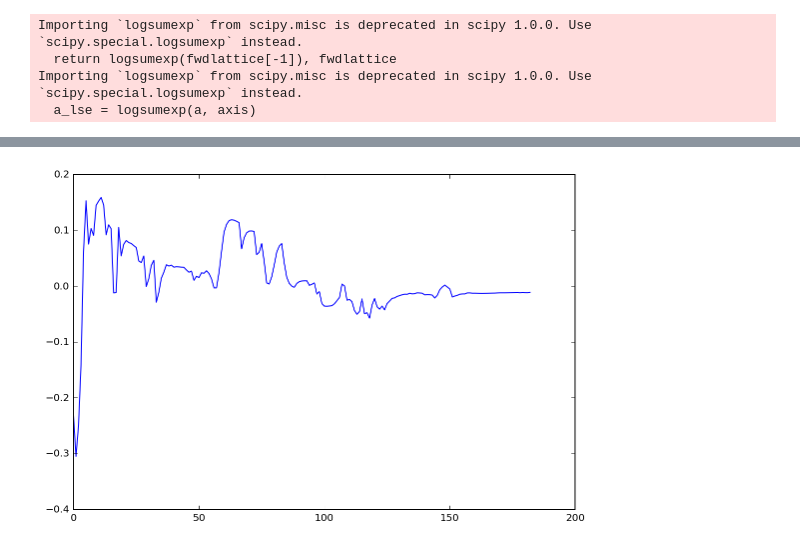
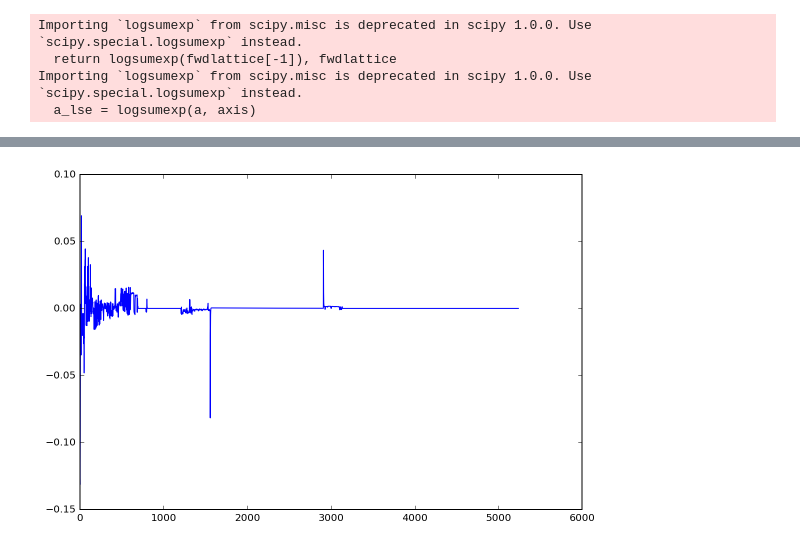
Before and after one commit to Sheph/anomaly, a Jupyter notebook: pch2_run.ipynb, the cells around one changed output, grey strips where cells are left out. Cells and saved outputs as stored; diff of their text form; code cells hidden in the pictures.

```diff
--- a/pch2_run.ipynb
+++ b/pch2_run.ipynb
@@ -175,8 +179,8 @@ Sij = np.zeros((N,N), np.float64)
 
 for i in range(N):
     for j in range(N):
-        s1 = hmms1[i].score(PN[j]) * (1.0 / len(PN[j]))
-        s2 = hmms1[j].score(PN[i]) * (1.0 / len(PN[i]))
+        s1 = my_hmm_score(hmms1[i], PN[j]) * (1.0 / len(PN[j]))
+        s2 = my_hmm_score(hmms1[j], PN[i]) * (1.0 / len(PN[i]))
         Sij[i, j] = 0.5 * (s1 + s2)
 # %% [output]
 Importing `logsumexp` from scipy.misc is deprecated in scipy 1.0.0. Use `scipy.special.logsumexp` instead.
@@ -241,12 +252,14 @@ top_classes = eig_gmm.predict(top_vecs)
 for i in range(finalK):
     tmp1 = []
     num = 0
+    tmp1_ls = []
     for j in range(N):
         if top_classes[j] == i:
             tmp1 += PN[j]
+            tmp1_ls.append(len(PN[j]))
             num += 1
-    hmm1 = hmm.GaussianHMM(n_components=bgmm.n_components, covariance_type="diag")
-    hmm1.fit(tmp1)
+    hmm1 = hmm.GaussianHMM(n_components=bgmm.n_components, covariance_type="diag", random_state=46)
+    hmm1.fit(tmp1, tmp1_ls)
     final_hmms.append(hmm1)
     final_nk.append(num)
 # %% [output]
@@ -258,16 +271,31 @@ Importing `logsumexp` from scipy.misc is deprecated in scipy 1.0.0. Use `scipy.s
 def calc_final_prob(samples):
     res = 0
     for i in range(finalK):
-        res += np.exp(final_hmms[i].score(samples)) * (float(final_nk[i]) / float(N))
+        res += np.exp(my_hmm_score(final_hmms[i], samples)) * (float(final_nk[i]) / float(N))
     return res
 
 TestPN = df3.drop(["time", "frame"], axis=1)
 test_arr = []
 scrs = []
+scrs_prob = []
+j = 1
 for i in range(len(TestPN)):
     r = TestPN.iloc[i].ravel()
     test_arr.append(r)
-    scrs.append(np.log(calc_final_prob(test_arr)) / (i + 1))
+    prb = calc_final_prob(test_arr)
+    prb2 = np.log(prb)
+    if prb2 == -np.inf:
+        prb2 = -1000;
+    scrs.append(prb2 / j)
+    scrs_prob.append(prb)
+    j += 1
+    if j >= 200000:
+        j -= 1
+        del test_arr[0]
+
+plt.figure()
+plt.plot(scrs_prob)
+plt.show()
 # %% [output]
 Importing `logsumexp` from scipy.misc is deprecated in scipy 1.0.0. Use `scipy.special.logsumexp` instead.
   return logsumexp(fwdlattice[-1]), fwdlattice
@@ -276,6 +305,9 @@ import traceback
 
 Qt = 0
 alpha = 0.5
+
+first_frm = 40
+first_frm_num = 0
 
 qts = {}
 qts_lst = []
@@ -286,39 +318,41 @@ for i in range(len(scrs)):
         Qt = (1 - alpha) * Qt + alpha * (scrs[i] - scrs[i - 1])
     qts[df3.iloc[i]["frame"]] = Qt
     qts_lst.append(Qt)
+    if i == first_frm:
+        first_frm_num = df3.iloc[i]["frame"]
 
 plt.figure()
-plt.plot(qts_lst[10:])
+plt.plot(qts_lst[first_frm:])
 plt.show()
 
-cap = cv2.VideoCapture('test3.avi')
+cap = cv2.VideoCapture('z3.avi')
 ok, frame = cap.read()
 aspect = float(frame.shape[1]) / frame.shape[0]
 cap.release()
-cap = cv2.VideoCapture('test3.avi')
+cap = cv2.VideoCapture('z3.avi')
 
 try:
     while True:
         ok, frame = cap.read()
         if not ok:
             break
         frame = cv2.resize(frame, (int(240 * aspect), 240), interpolation = cv2.INTER_AREA)
         fnum = cap.get(cv2.CAP_PROP_POS_FRAMES)
         delay = 1
-        if fnum in qts:
-            if qts[fnum] < -0.1:
+        if (fnum >= first_frm_num) and (fnum in qts):
+            if qts[fnum] < -0.015:
                 cv2.rectangle(frame, (0,0), (frame.shape[1], frame.shape[0]), (0,0,255), 10)
                 delay = 0
         cv2.imshow('frame', frame)
         k = cv2.waitKey(delay) & 0xff
         if k == 32:
             k = cv2.waitKey() & 0xff
         if k == 27:
             break
 except Exception as e:
     traceback.print_exc()
 
 cap.release()
 cv2.destroyAllWindows()
 # %% [output]
-[figure, old version]
+[figure, new version]
```
Also changed, not shown: parts of 8 cells of this notebook, 1 other file.
